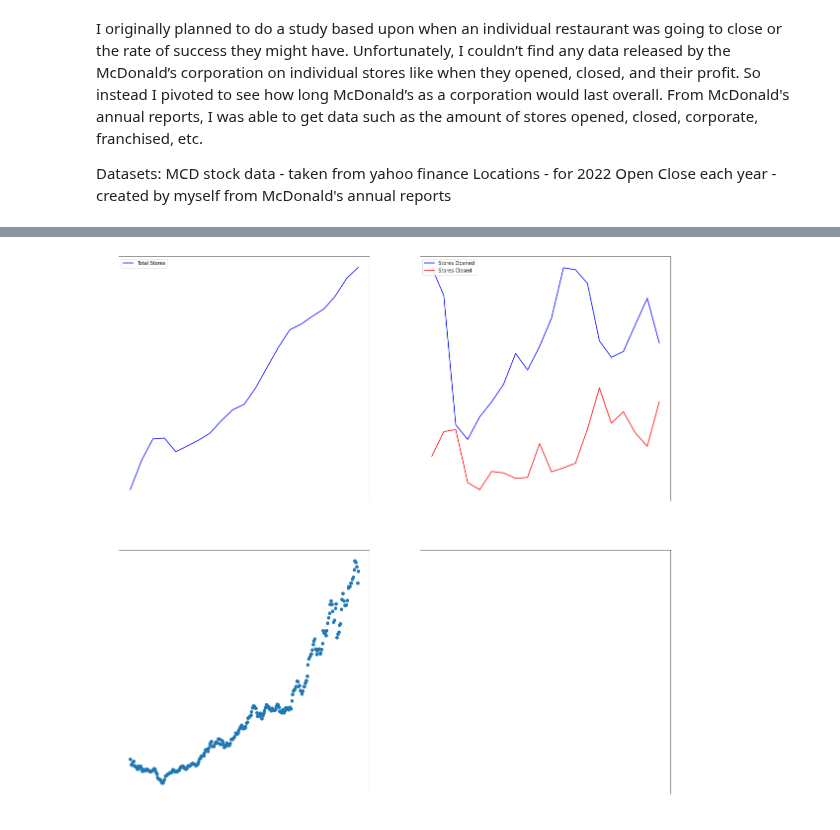
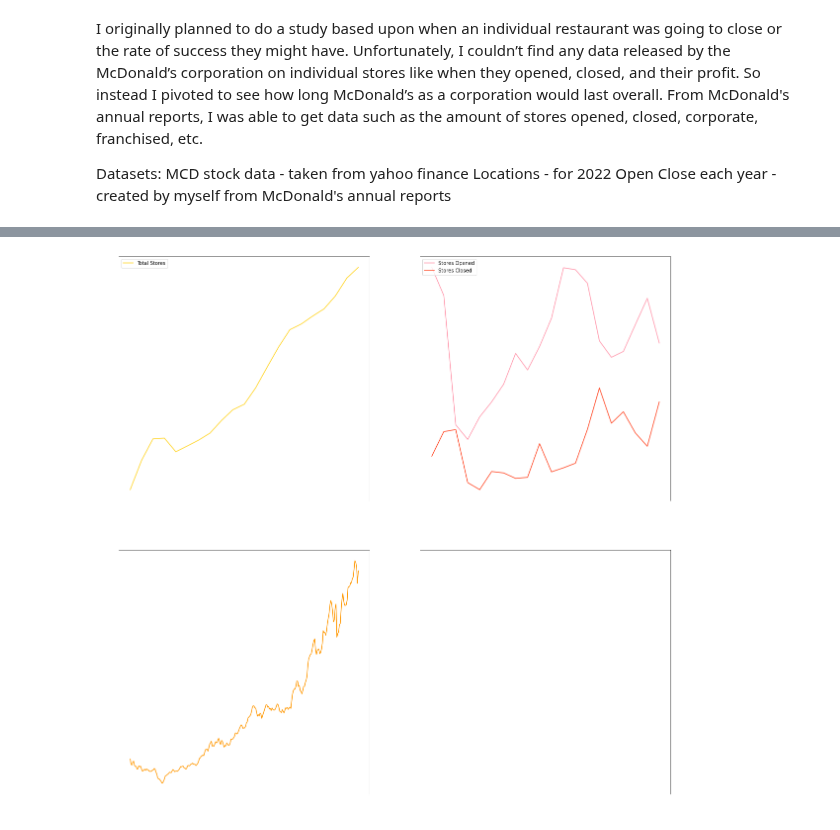
Before and after one commit to zsherry2106/Sherry_Zhang_Data_Science, a Jupyter notebook: --FINAL PROJECT--/final project.ipynb, the cells around one changed output, grey strips where cells are left out. Cells and saved outputs as stored; diff of their text form; code cells hidden in the pictures.

```diff
--- a/--FINAL PROJECT--/final project.ipynb
+++ b/--FINAL PROJECT--/final project.ipynb
@@ -54,31 +162,31 @@ UnicodeDecodeError: 'utf-8' codec can't decode byte 0xe8 in position 199045: inv
 # %%
 figure, ax = plt.subplots(2, 2)
 
 figure.set_size_inches(20, 20)
 
-ax[0][0].plot(store_num_data['Year'], store_num_data['Total Stores'], color='b', label='Total Stores')
+ax[0][0].plot(store_num_data['Year'], store_num_data['Total Stores'], '#ffd41f', label='Total Stores')
 ax[0][0].legend(loc="upper left")
 
 ax[0][0].set_xticks(list(store_num_data['Year'])[::-2])
 
-ax[0][1].plot(store_num_data['Year'], store_num_data['Stores Opened'], color='b', label='Stores Opened')
-ax[0][1].plot(store_num_data['Year'], store_num_data['Stores Closed'], color='r', label='Stores Closed')
+ax[0][1].plot(store_num_data['Year'], store_num_data['Stores Opened'], '#ff97ac', label='Stores Opened')
+ax[0][1].plot(store_num_data['Year'], store_num_data['Stores Closed'], '#ff4623', label='Stores Closed')
 ax[0][1].legend(loc="upper left")
 
 ax[0][1].set_xticks(list(store_num_data['Year'])[::-2])
 
-ax[1][0].scatter(month_avg_stocks['Month'], month_avg_stocks['High'])
+ax[1][0].plot(month_avg_stocks['Month'], month_avg_stocks['High'], '#ff9801')
 ax[1][0].set_xticks(list(month_avg_stocks['Month'])[::36])
-ax[1][0].set_xlabel('Stock Avg Each Month', color='white')
+ax[1][0].set_xlabel('Stock Avg Each Month')#, color='white')
 
-#Make axis/labels white
+# Make axis/labels white
 for row in range(0,2):
     for column in range(0,2):
         ax[row][column].spines['bottom'].set_color('white')
         ax[row][column].xaxis.label.set_color('white')
         ax[row][column].tick_params(axis='x', colors='white')
         ax[row][column].spines['left'].set_color('white')
         ax[row][column].yaxis.label.set_color('white')
         ax[row][column].tick_params(axis='y', colors='white')
 # %% [output]
-[figure, old version]
+[figure, new version]
```
Also changed, not shown: parts of 3 cells of this notebook, 1 other file.
